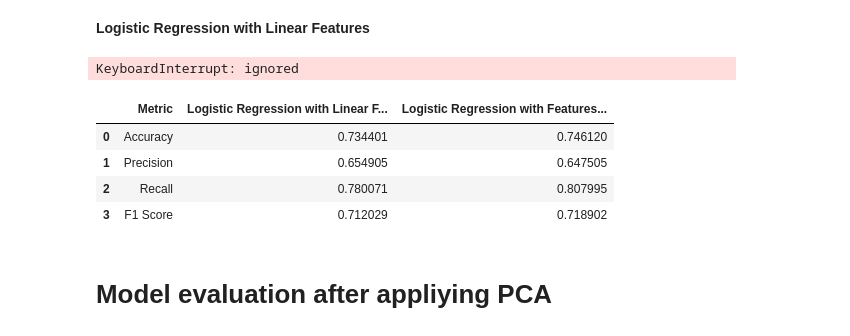
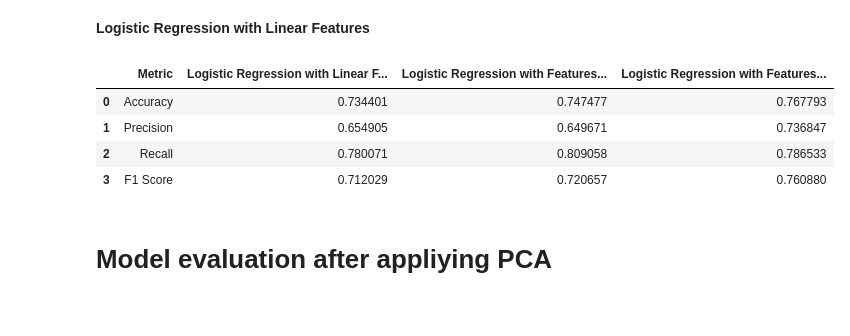
Before and after one commit to F-Palmieri/PRML_UPC, a Jupyter notebook: LogisticRegression_Bank.ipynb, the cells around one changed output. Cells and saved outputs as stored; diff of their text form; code cells hidden in the pictures.

```diff
--- a/LogisticRegression_Bank.ipynb
+++ b/LogisticRegression_Bank.ipynb
@@ -86,11 +86,11 @@ X_train_poly2 = poly_features_2.fit_transform(X_train_scaled)
 # %%
- X_train_poly3 = poly_features_3.fit_transform(X_train_scaled) # This line may crash the whole session.
+ X_train_poly3 = poly_features_3.fit_transform(X_train_std) # This line may crash the whole session.
 # %% [markdown]
 **Logistic Regression with Linear Features**
 # %%
-logisticRegr = LogisticRegression(C=100.0, random_state=1, solver='sag', max_iter=200)
+logisticRegr = LogisticRegression(C=100.0, random_state=1, solver='sag', max_iter=100)
 logisticRegr.fit(X_train_poly1, y_train)
-y_test_predict = logisticRegr.predict(poly_features_1.fit_transform(X_test_scaled))
+y_test_predict = logisticRegr.predict(poly_features_1.fit_transform(X_test_std))
 acc1 = metrics.accuracy_score(y_test_predict, y_test)
 pre1 = metrics.precision_score(y_test_predict,y_test)
 rec1 = metrics.recall_score(y_test_predict,y_test)
@@ -99,22 +99,20 @@ f1_1 = metrics.f1_score(y_test_predict,y_test)
 # Logistic Regression with Polynomial Features of degree=2
 
 
-logisticRegr = LogisticRegression(C=100.0, random_state=1, solver='sag', max_iter=200)
+logisticRegr = LogisticRegression(C=100.0, random_state=1, solver='sag', max_iter=100)
 logisticRegr.fit(X_train_poly2, y_train)
-y_test_predict = logisticRegr.predict(poly_features_2.fit_transform(X_test_scaled))
+y_test_predict = logisticRegr.predict(poly_features_2.fit_transform(X_test_std))
 acc2 = metrics.accuracy_score(y_test_predict, y_test)
 pre2 = metrics.precision_score(y_test_predict,y_test)
 rec2 = metrics.recall_score(y_test_predict,y_test)
 f1_2 = metrics.f1_score(y_test_predict,y_test)
-# %% [output]
-KeyboardInterrupt: ignored
 # %%
 # Logistic Regression with Polynomial Features of degree=3
 
 
-logisticRegr = LogisticRegression(C=100.0, random_state=1, solver='sag', max_iter=200)
+logisticRegr = LogisticRegression(C=100.0, random_state=1, solver='sag', max_iter=100)
 logisticRegr.fit(X_train_poly3, y_train)
-y_test_predict = logisticRegr.predict(poly_features_3.fit_transform(X_test_scaled))
+y_test_predict = logisticRegr.predict(poly_features_3.fit_transform(X_test_std))
 acc3 = metrics.accuracy_score(y_test_predict, y_test)
 pre3 = metrics.precision_score(y_test_predict,y_test)
 rec3 = metrics.recall_score(y_test_predict,y_test)
@@ -122,17 +120,18 @@ f1_3 = metrics.f1_score(y_test_predict,y_test)
 # %%
 # Comparing the results
 
 table = pd.DataFrame({
     'Metric': ['Accuracy', 'Precision', 'Recall', 'F1 Score'],
     'Logistic Regression with Linear Features': [acc1, pre1, rec1, f1_1],
-    'Logistic Regression with Features of Degree=2' : [acc2, pre2, rec2, f1_2]})
+    'Logistic Regression with Features of Degree=2' : [acc2, pre2, rec2, f1_2],
+    'Logistic Regression with Features of Degree=3' : [acc3, pre3, rec3, f1_3]})
 table
 # %% [output]
-|  | Metric | Logistic Regression with Linear F... | Logistic Regression with Features... |
-| 0 | Accuracy | 0.734401 | 0.746120 |
-| 1 | Precision | 0.654905 | 0.647505 |
-| 2 | Recall | 0.780071 | 0.807995 |
-| 3 | F1 Score | 0.712029 | 0.718902 |
+|  | Metric | Logistic Regression with Linear F... | Logistic Regression with Features... | Logistic Regression with Features... |
+| 0 | Accuracy | 0.734401 | 0.747477 | 0.767793 |
+| 1 | Precision | 0.654905 | 0.649671 | 0.736847 |
+| 2 | Recall | 0.780071 | 0.809058 | 0.786533 |
+| 3 | F1 Score | 0.712029 | 0.720657 | 0.760880 |
 # %% [markdown]
 # Model evaluation after appliying PCA
 # %%
```
Also changed, not shown: parts of 17 cells of this notebook.
